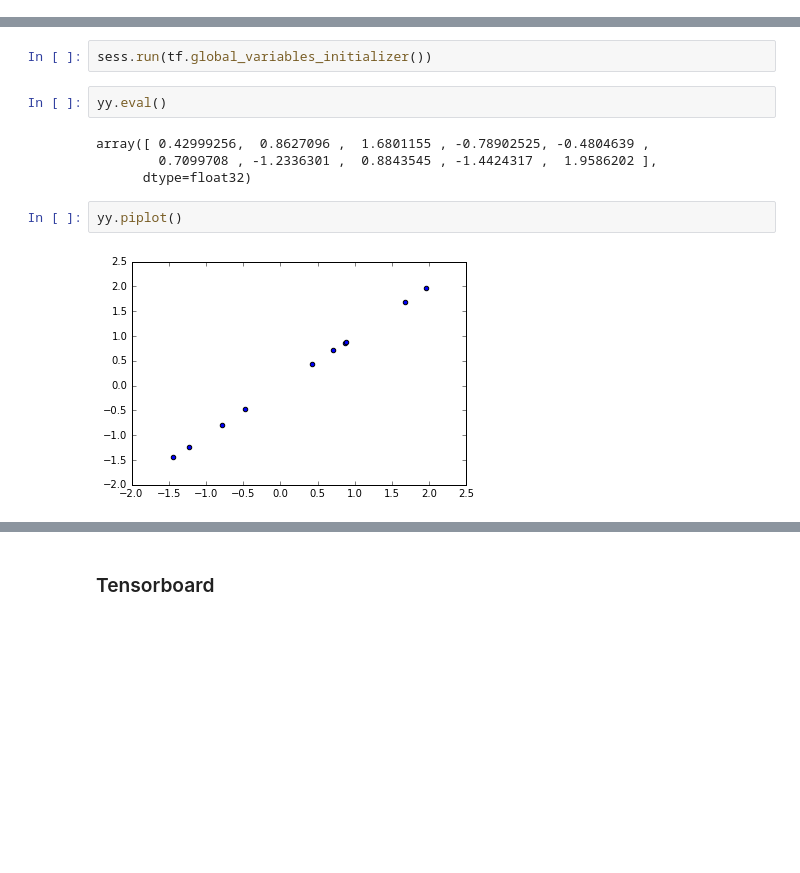
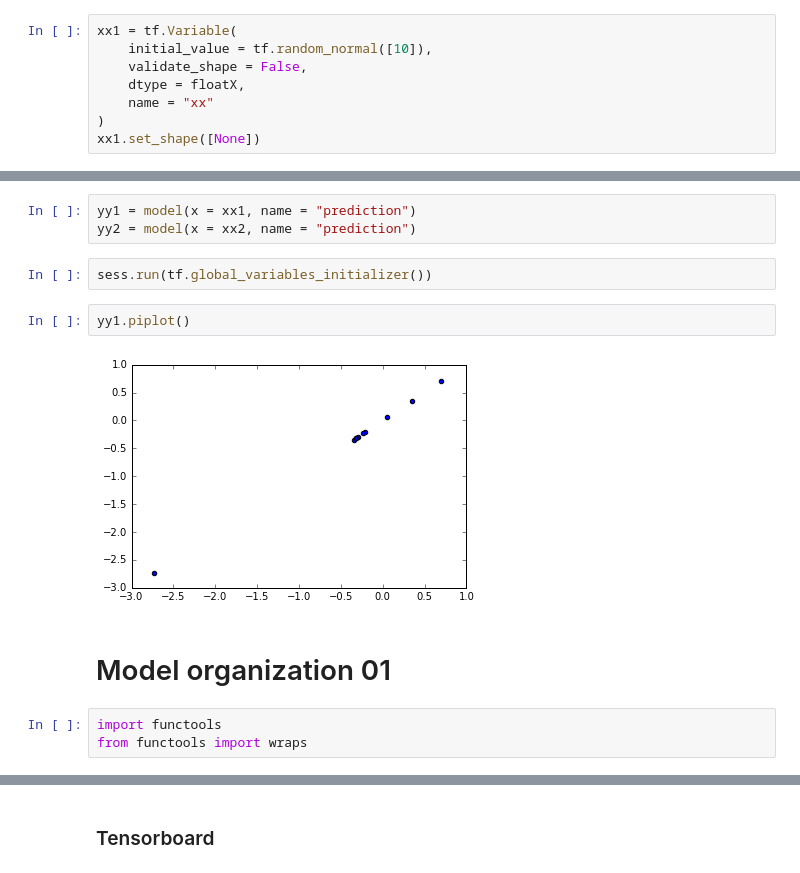
Before and after one commit to PistaSaki/python_bordel_01, a Jupyter notebook: tensorflow name scopes - model organization example.ipynb, the cells around one changed output, grey strips where cells are left out. Saved outputs shown, nothing was run; the diff lists cells and outputs as text; blank space fills up the shorter version.

```diff
--- a/tensorflow name scopes - model organization example.ipynb
+++ b/tensorflow name scopes - model organization example.ipynb
@@ -12,3 +12,11 @@ floatX = np.float32
 sess = tf.InteractiveSession()
 # %%
 import os
+# %%
+xx1 = tf.Variable(
+    initial_value = tf.random_normal([10]),
+    validate_shape = False,
+    dtype = floatX,
+    name = "xx"
+)
+xx1.set_shape([None])
@@ -116,12 +115,14 @@ yy = model(xx)
+# %%
+yy1 = model(x = xx1, name = "prediction")
+yy2 = model(x = xx2, name = "prediction")
 # %%
 sess.run(tf.global_variables_initializer())
-# %%
-yy.eval()
-# %% [output]
-array([ 0.42999256,  0.8627096 ,  1.6801155 , -0.78902525, -0.4804639 ,
-        0.7099708 , -1.2336301 ,  0.8843545 , -1.4424317 ,  1.9586202 ],
-      dtype=float32)
 # %%
-yy.piplot()
+yy1.piplot()
 # %% [output]
-[figure, old version]
+[figure, new version]
+# %% [markdown]
+# Model organization 01
+# %%
+import functools
+from functools import wraps
```
Also changed, not shown: parts of 64 cells of this notebook, 6 other files.
